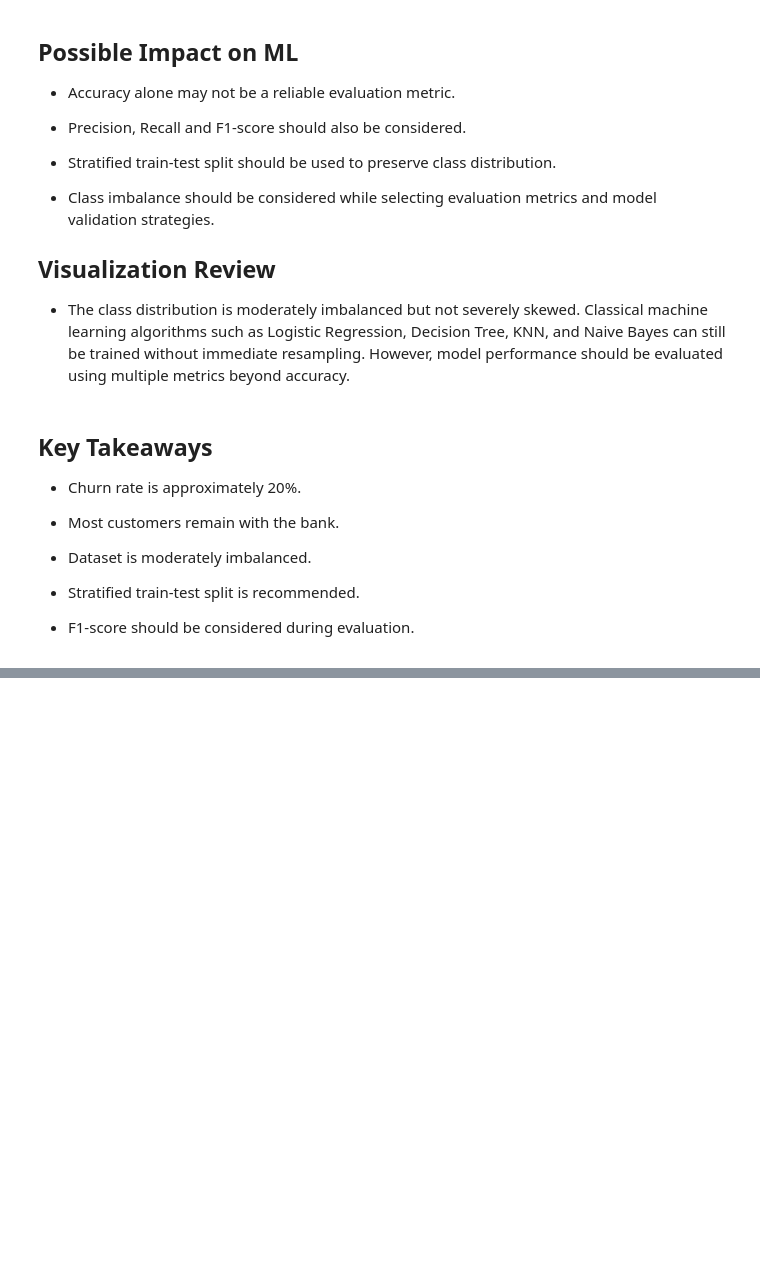
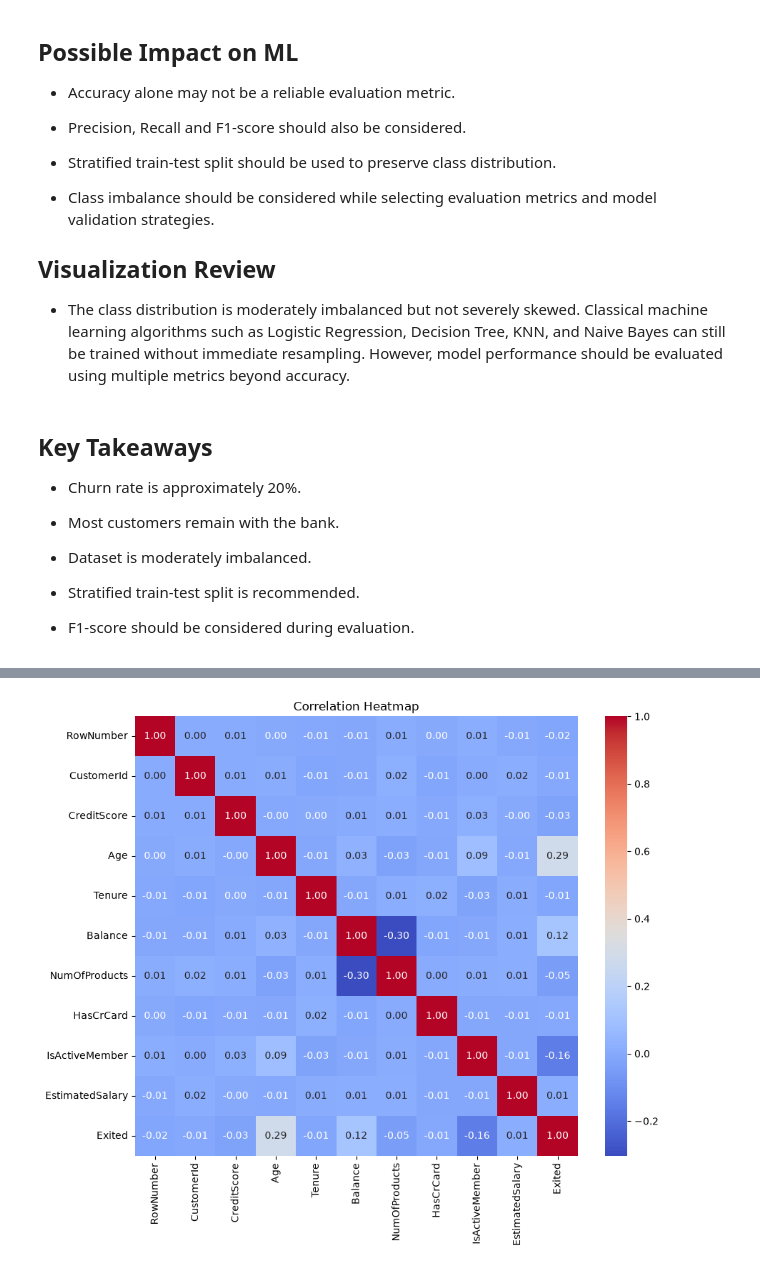
Before and after one commit to dattaemon247-art/customer-churn-prediction, a Jupyter notebook: notebooks/02_eda.ipynb, the cells around one changed output, grey strips where cells are left out. Saved outputs shown, nothing was run; the diff lists cells and outputs as text; code cells hidden in the pictures; blank space fills up the shorter version.

```diff
--- a/notebooks/02_eda.ipynb
+++ b/notebooks/02_eda.ipynb
@@ -219,0 +318,15 @@ plt.show()
+# %%
+plt.figure(figsize=(10,8))
+
+sns.heatmap(
+    df.select_dtypes(include=np.number).corr(),
+    annot=True,
+    cmap="coolwarm",
+    fmt=".2f"
+)
+
+plt.title("Correlation Heatmap")
+
+plt.show()
+# %% [output]
+[figure, added]
```
Also changed, not shown: parts of 8 cells of this notebook, 10 other files.
